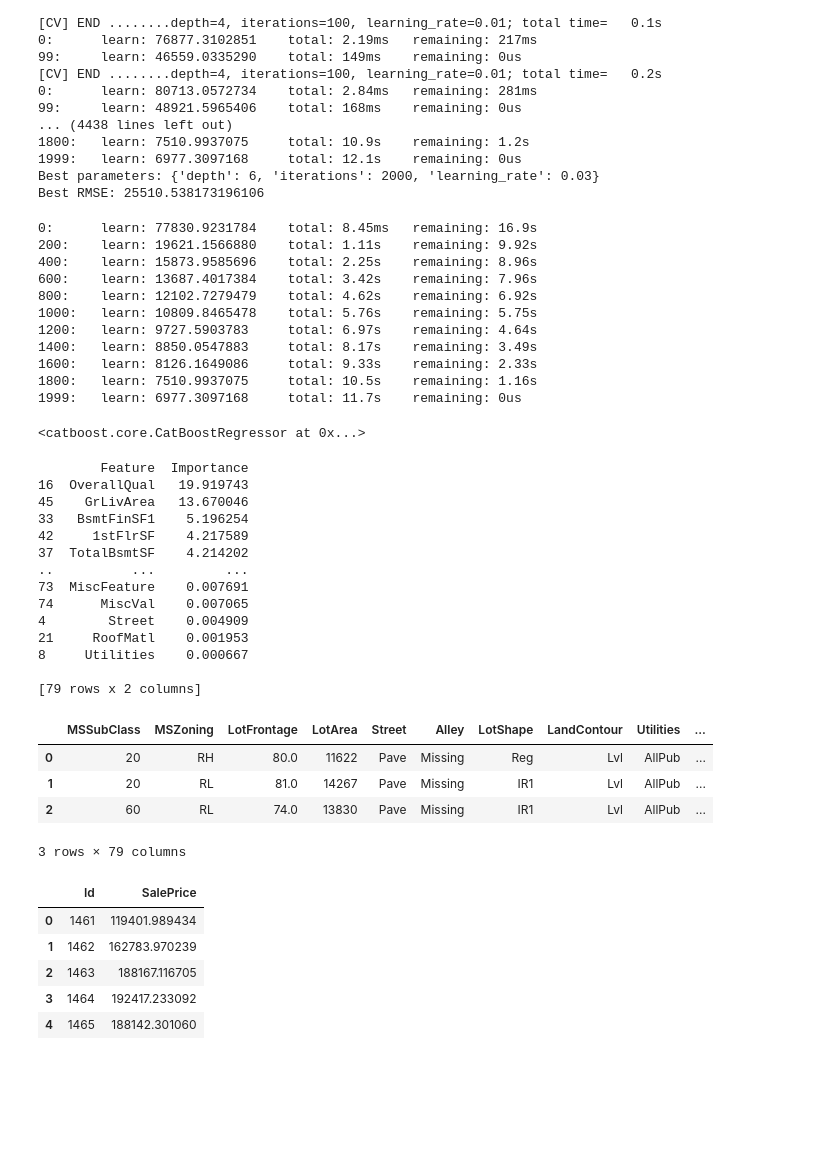
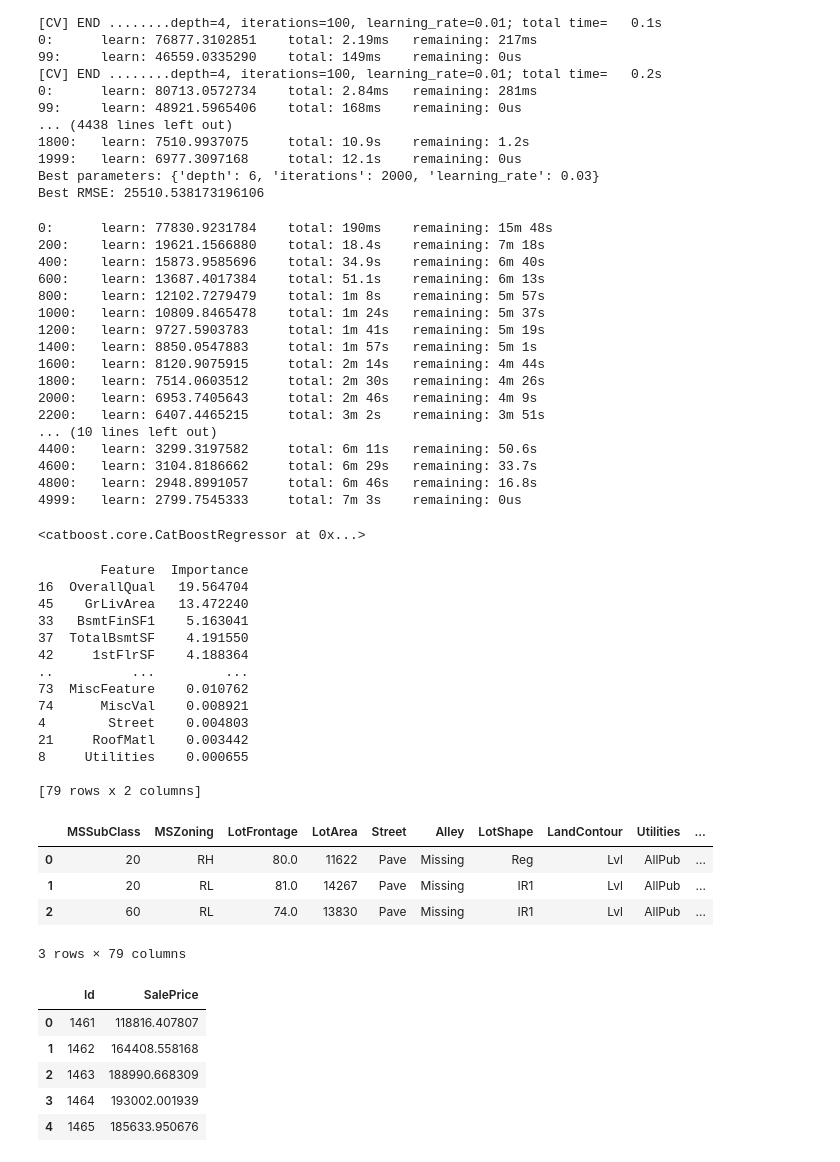
Before and after one commit to RuntianZ/kaggle, a Jupyter notebook: house-prices-catboost-cv.ipynb, the cells around one changed output. Cells and saved outputs as stored; diff of their text form; code cells hidden in the pictures; blank space fills up the shorter version.

```diff
--- a/house-prices-catboost-cv.ipynb
+++ b/house-prices-catboost-cv.ipynb
@@ -138,40 +138,48 @@ Best RMSE: 25510.538173196106
 model = CatBoostRegressor(
     cat_features=categorical_columns.to_list(),
     verbose=200,
-    **grid_search.best_params_
+    depth=6,
+    iterations=5000,
+    learning_rate=0.03,
 )
 
 # Train the model
 model.fit(X, y)
 # %% [output]
-0:      learn: 77830.9231784    total: 8.45ms   remaining: 16.9s
-200:    learn: 19621.1566880    total: 1.11s    remaining: 9.92s
-400:    learn: 15873.9585696    total: 2.25s    remaining: 8.96s
-600:    learn: 13687.4017384    total: 3.42s    remaining: 7.96s
-800:    learn: 12102.7279479    total: 4.62s    remaining: 6.92s
-1000:   learn: 10809.8465478    total: 5.76s    remaining: 5.75s
-1200:   learn: 9727.5903783     total: 6.97s    remaining: 4.64s
-1400:   learn: 8850.0547883     total: 8.17s    remaining: 3.49s
-1600:   learn: 8126.1649086     total: 9.33s    remaining: 2.33s
-1800:   learn: 7510.9937075     total: 10.5s    remaining: 1.16s
-1999:   learn: 6977.3097168     total: 11.7s    remaining: 0us
+0:      learn: 77830.9231784    total: 190ms    remaining: 15m 48s
+200:    learn: 19621.1566880    total: 18.4s    remaining: 7m 18s
+400:    learn: 15873.9585696    total: 34.9s    remaining: 6m 40s
+600:    learn: 13687.4017384    total: 51.1s    remaining: 6m 13s
+800:    learn: 12102.7279479    total: 1m 8s    remaining: 5m 57s
+1000:   learn: 10809.8465478    total: 1m 24s   remaining: 5m 37s
+1200:   learn: 9727.5903783     total: 1m 41s   remaining: 5m 19s
+1400:   learn: 8850.0547883     total: 1m 57s   remaining: 5m 1s
+1600:   learn: 8120.9075915     total: 2m 14s   remaining: 4m 44s
+1800:   learn: 7514.0603512     total: 2m 30s   remaining: 4m 26s
+2000:   learn: 6953.7405643     total: 2m 46s   remaining: 4m 9s
+2200:   learn: 6407.4465215     total: 3m 2s    remaining: 3m 51s
+... (10 lines left out)
+4400:   learn: 3299.3197582     total: 6m 11s   remaining: 50.6s
+4600:   learn: 3104.8186662     total: 6m 29s   remaining: 33.7s
+4800:   learn: 2948.8991057     total: 6m 46s   remaining: 16.8s
+4999:   learn: 2799.7545333     total: 7m 3s    remaining: 0us
 <catboost.core.CatBoostRegressor at 0x...>
 # %%
 feature_importances = model.get_feature_importance()
 print(pd.DataFrame({'Feature': X.columns, 'Importance': feature_importances}).sort_values(by='Importance', ascending=False))
 # %% [output]
         Feature  Importance
-16  OverallQual   19.919743
-45    GrLivArea   13.670046
-33   BsmtFinSF1    5.196254
-42     1stFlrSF    4.217589
-37  TotalBsmtSF    4.214202
+16  OverallQual   19.564704
+45    GrLivArea   13.472240
+33   BsmtFinSF1    5.163041
+37  TotalBsmtSF    4.191550
+42     1stFlrSF    4.188364
 ..          ...         ...
-73  MiscFeature    0.007691
-74      MiscVal    0.007065
-4        Street    0.004909
-21     RoofMatl    0.001953
-8     Utilities    0.000667
+73  MiscFeature    0.010762
+74      MiscVal    0.008921
+4        Street    0.004803
+21     RoofMatl    0.003442
+8     Utilities    0.000655
 
 [79 rows x 2 columns]
 # %%
@@ -190,12 +198,12 @@ test_data.head(3)
 # %%
 sample_submission_df = pd.read_csv('data/house-prices/sample_submission.csv')
 sample_submission_df['SalePrice'] = model.predict(test_data)
-sample_submission_df.to_csv('working/catboost-cv-more.csv', index=False)
+sample_submission_df.to_csv('working/catboost-cv-iter5000.csv', index=False)
 sample_submission_df.head()
 # %% [output]
 |  | Id | SalePrice |
-| 0 | 1461 | 119401.989434 |
-| 1 | 1462 | 162783.970239 |
-| 2 | 1463 | 188167.116705 |
-| 3 | 1464 | 192417.233092 |
-| 4 | 1465 | 188142.301060 |
+| 0 | 1461 | 118816.407807 |
+| 1 | 1462 | 164408.558168 |
+| 2 | 1463 | 188990.668309 |
+| 3 | 1464 | 193002.001939 |
+| 4 | 1465 | 185633.950676 |
```
Also changed, not shown: 2 other files.
